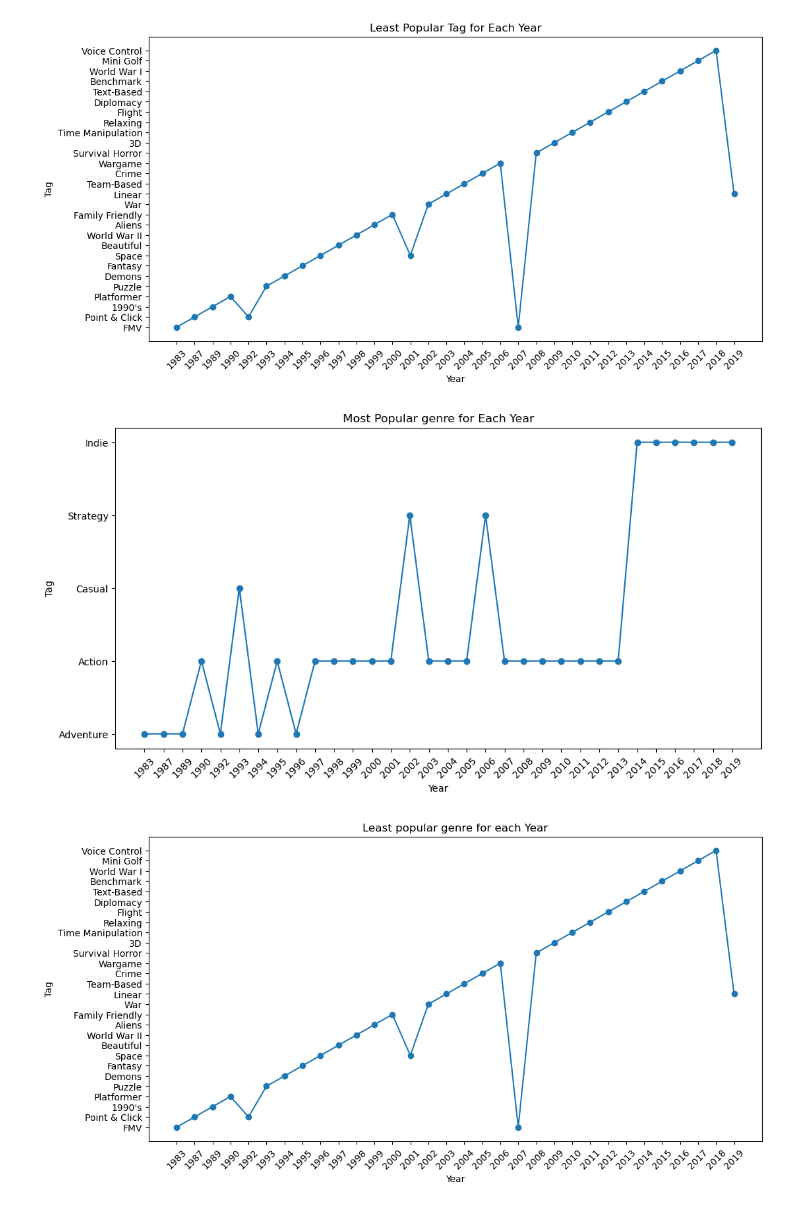
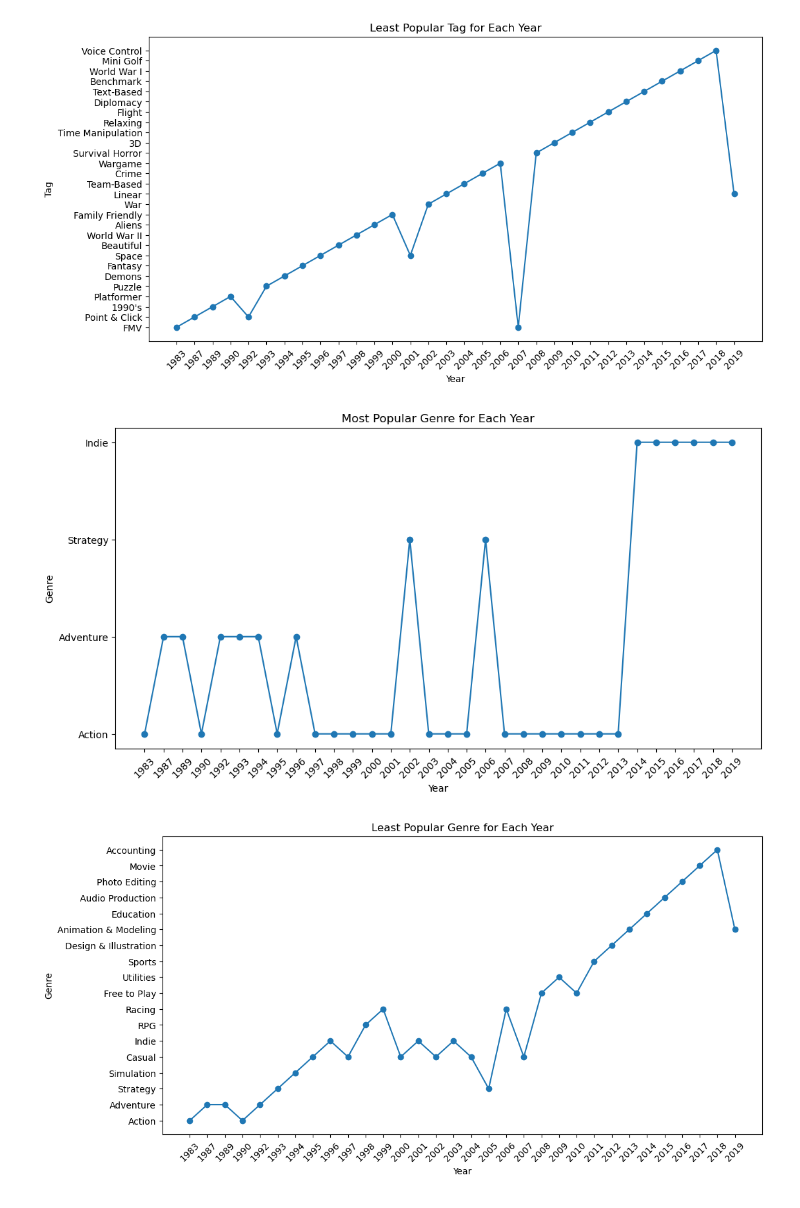
Before and after one commit to Altant457/python-exam, a Jupyter notebook: popularGenre.ipynb, the cells around one changed output. Saved outputs shown, nothing was run; the diff lists cells and outputs as text; code cells hidden in the pictures.

Commit message:
least popular genre

```diff
--- a/popularGenre.ipynb
+++ b/popularGenre.ipynb
@@ -228,52 +229,57 @@ plt.show()
 # %% [output]
 [figure]
 # %%
+genre_counts_per_year = {}
+
+# Iterating over each row
 for index, row in df.iterrows():
     year = row['release_date']
-    genre = row['genre'].split(',')
-    for tag in genre:
-        tag = tag.strip()  # Remove leading/trailing whitespaces
-        if year not in tag_counts_per_year:
-            tag_counts_per_year[year] = {}
-        if tag not in tag_counts_per_year[year]:
-            tag_counts_per_year[year][tag] = 0
-        tag_counts_per_year[year][tag] += 1
+    genres = row['genre'].split(',')
+    for genre in genres:
+        genre = genre.strip()  # Remove leading/trailing whitespaces
+        if year not in genre_counts_per_year:
+            genre_counts_per_year[year] = {}
+        if genre not in genre_counts_per_year[year]:
+            genre_counts_per_year[year][genre] = 0
+        genre_counts_per_year[year][genre] += 1
 
 # Sorting the years in ascending order
-years = sorted(tag_counts_per_year.keys())
+years = sorted(genre_counts_per_year.keys())
 
-# Finding the most popular tag for each year
-most_popular_tags = []
+# Finding the most popular genre for each year
+most_popular_genres = []
 for year in years:
-    tags = tag_counts_per_year[year]
-    sorted_tags = sorted(tags.items(), key=lambda x: x[1], reverse=True)
-    most_popular_tag = sorted_tags[0][0] if sorted_tags else None
-    most_popular_tags.append(most_popular_tag)
+    genres = genre_counts_per_year[year]
+    sorted_genres = sorted(genres.items(), key=lambda x: x[1], reverse=True)
+    most_popular_genre = sorted_genres[0][0] if sorted_genres else None
+    most_popular_genres.append(most_popular_genre)
 
 # Plotting the graph
 plt.figure(figsize=(12, 6))
-plt.plot(years, most_popular_tags, marker='o')
-plt.title('Most Popular genre for Each Year')
+plt.plot(years, most_popular_genres, marker='o')
+plt.title('Most Popular Genre for Each Year')
 plt.xlabel('Year')
-plt.ylabel('Tag')
+plt.ylabel('Genre')
 plt.xticks(rotation=45)
 plt.show()
 # %% [output]
-[figure, old version]
+[figure, new version]
 # %%
-most_popular_tags = []
+#least popular genre
+least_popular_genres = []
 for year in years:
-    tags = tag_counts_per_year[year]
-    sorted_tags = sorted(tags.items(), key=lambda x: x[1], reverse=True)
-    most_popular_tag = sorted_tags[0][0] if sorted_tags else None
-    most_popular_tags.append(most_popular_tag)
+    genres = genre_counts_per_year[year]
+    sorted_genres = sorted(genres.items(), key=lambda x: x[1])
+    least_popular_genre = sorted_genres[0][0] if sorted_genres else None
+    least_popular_genres.append(least_popular_genre)
 
+# Plotting the graph
 plt.figure(figsize=(12, 6))
-plt.plot(years, least_popular_tags, marker='o')
-plt.title('Least popular genre for each Year')
+plt.plot(years, least_popular_genres, marker='o')
+plt.title('Least Popular Genre for Each Year')
 plt.xlabel('Year')
-plt.ylabel('Tag')
+plt.ylabel('Genre')
 plt.xticks(rotation=45)
 plt.show()
 # %% [output]
-[figure, old version]
+[figure, new version]
```
Also changed, not shown: parts of 1 cell of this notebook.
